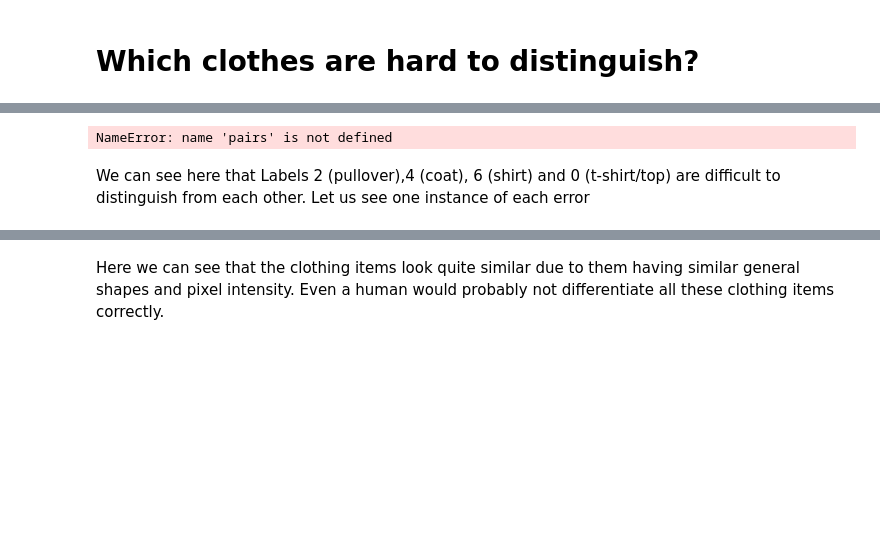
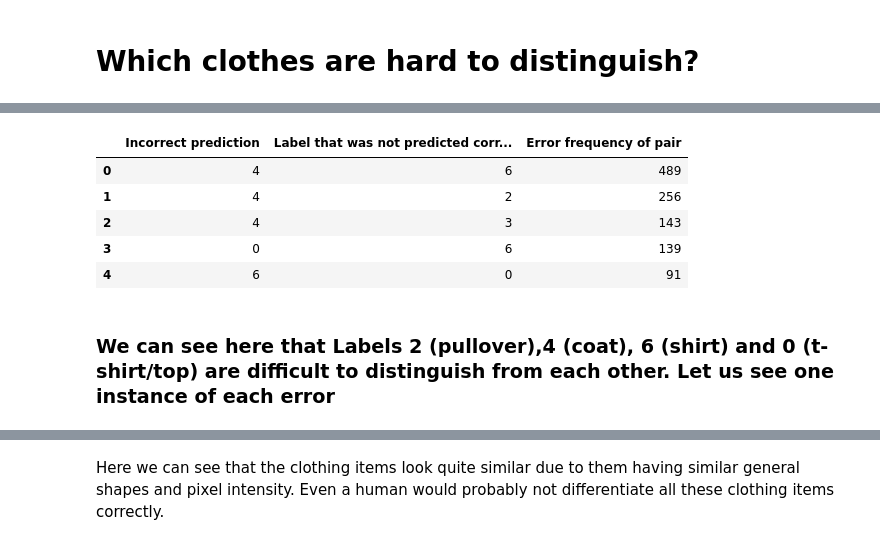
Before and after one commit to JLechuga94/Machine-Learning, a Jupyter notebook: notebook12_dm_fashion_mnist.ipynb, the cells around one changed output, grey strips where cells are left out. Drawn from its saved outputs; the diff is of its cells as text; code cells hidden in the pictures; blank space fills up the shorter version.

```diff
--- a/notebook12_dm_fashion_mnist.ipynb
+++ b/notebook12_dm_fashion_mnist.ipynb
@@ -362,10 +362,10 @@ web_model.save('model_weights/webmodel.h5')
 # %% [markdown]
 # Loading of models weights in order to avoid re-running the training
 # %%
-gaiffas_model = tf.keras.models.load_model('gaiffasmodel.h5')
-alex_model = tf.keras.models.load_model('alexmodel.h5')
-alex_model2 = tf.keras.models.load_model('alexmodel2.h5')
-web_model = tf.keras.models.load_model('webmodel.h5')
+gaiffas_model = tf.keras.models.load_model('model_weights/gaiffasmodel.h5')
+alex_model = tf.keras.models.load_model('model_weights/alexmodel.h5')
+alex_model2 = tf.keras.models.load_model('model_weights/alexmodel2.h5')
+web_model = tf.keras.models.load_model('model_weights/webmodel.h5')
 # %% [markdown]
 # Saving the model's training history
 # %%
@@ -587,8 +587,2 @@ fig.show()
 # %% [markdown]
 # Predictions
-# %%
-#seeing if the 300th image is correctly predicted in the test set
-img = test_images[300]
-img = img.reshape(1, 28, 28, 1)
-result = gaiffas_model.predict(img)
-print("Label number:", np.argmax(result),"\n","Certainty:",np.max(result))
@@ -635,19 +682,27 @@ NameError: name 'predicted_labels' is not defined
 # %%
 #Here we find the most common errors
 columns = ['Incorrect prediction','Label that was not predicted correctly', 'Error frequency of pair']
-df= pd.DataFrame(columns=columns)
-df
+df = pd.DataFrame(columns=columns)
+
 for i in range(10):
     for j in range(10):
-        df = df.append({'Incorrect prediction': i, 'Label that was not predicted correctly':j,'Error frequency of pair':pairs.count([i,j])}, ignore_index=True)
+        df = df.append({'Incorrect prediction': i,
+                        'Label that was not predicted correctly':j,
+                        'Error frequency of pair':pairs.count([i,j])},
+                       ignore_index=True)
 
 df = df.sort_values(['Error frequency of pair'], ascending=[False])
 df = df.reset_index()
 df = df.drop(df.columns[0], axis=1)
 
 df.head()
 # %% [output]
-NameError: name 'pairs' is not defined
+|  | Incorrect prediction | Label that was not predicted corr... | Error frequency of pair |
+| 0 | 4 | 6 | 489 |
+| 1 | 4 | 2 | 256 |
+| 2 | 4 | 3 | 143 |
+| 3 | 0 | 6 | 139 |
+| 4 | 6 | 0 | 91 |
 # %% [markdown]
-We can see here that Labels 2 (pullover),4 (coat), 6 (shirt) and 0 (t-shirt/top) are difficult to distinguish from each other. Let us see one instance of each error
+### We can see here that Labels 2 (pullover),4 (coat), 6 (shirt) and 0 (t-shirt/top) are difficult to distinguish from each other. Let us see one instance of each error
 # %%
```
Also changed, not shown: parts of 20 cells of this notebook.
